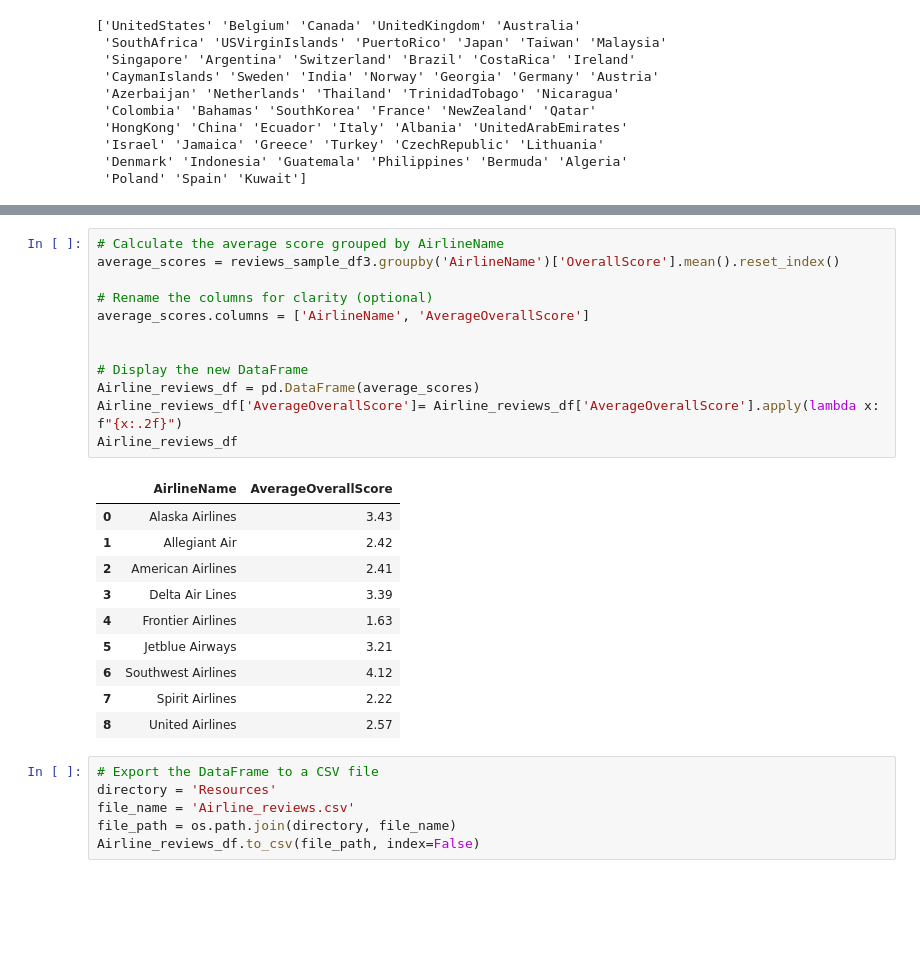
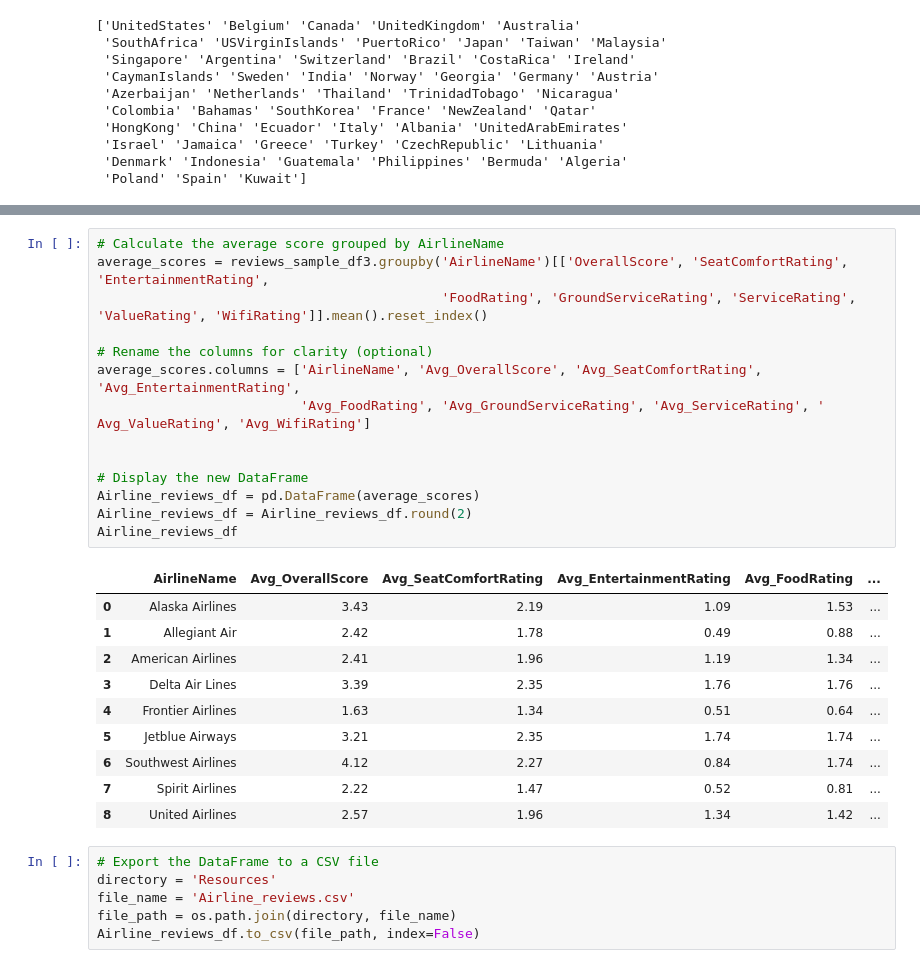
Before and after one commit to Jeff-Gielniak/Airline-Satisfaction-Evaluation, a Jupyter notebook: Flight.ipynb, the cells around one changed output, grey strips where cells are left out. Drawn from its saved outputs; the diff is of its cells as text; blank space fills up the shorter version.

```diff
--- a/Flight.ipynb
+++ b/Flight.ipynb
@@ -424,26 +437,28 @@ reviews_sample_df3
 # %%
 # Calculate the average score grouped by AirlineName
-average_scores = reviews_sample_df3.groupby('AirlineName')['OverallScore'].mean().reset_index()
+average_scores = reviews_sample_df3.groupby('AirlineName')[['OverallScore', 'SeatComfortRating', 'EntertainmentRating',
+                                            'FoodRating', 'GroundServiceRating', 'ServiceRating', 'ValueRating', 'WifiRating']].mean().reset_index()
 
 # Rename the columns for clarity (optional)
-average_scores.columns = ['AirlineName', 'AverageOverallScore']
+average_scores.columns = ['AirlineName', 'Avg_OverallScore', 'Avg_SeatComfortRating', 'Avg_EntertainmentRating',
+                          'Avg_FoodRating', 'Avg_GroundServiceRating', 'Avg_ServiceRating', ' Avg_ValueRating', 'Avg_WifiRating']
 
 
 # Display the new DataFrame
 Airline_reviews_df = pd.DataFrame(average_scores)
-Airline_reviews_df['AverageOverallScore']= Airline_reviews_df['AverageOverallScore'].apply(lambda x: f"{x:.2f}")
+Airline_reviews_df = Airline_reviews_df.round(2)
 Airline_reviews_df
 # %% [output]
-|  | AirlineName | AverageOverallScore |
-| 0 | Alaska Airlines | 3.43 |
-| 1 | Allegiant Air | 2.42 |
-| 2 | American Airlines | 2.41 |
-| 3 | Delta Air Lines | 3.39 |
-| 4 | Frontier Airlines | 1.63 |
-| 5 | Jetblue Airways | 3.21 |
-| 6 | Southwest Airlines | 4.12 |
-| 7 | Spirit Airlines | 2.22 |
-| 8 | United Airlines | 2.57 |
+|  | AirlineName | Avg_OverallScore | Avg_SeatComfortRating | Avg_EntertainmentRating | Avg_FoodRating | ... |
+| 0 | Alaska Airlines | 3.43 | 2.19 | 1.09 | 1.53 | ... |
+| 1 | Allegiant Air | 2.42 | 1.78 | 0.49 | 0.88 | ... |
+| 2 | American Airlines | 2.41 | 1.96 | 1.19 | 1.34 | ... |
+| 3 | Delta Air Lines | 3.39 | 2.35 | 1.76 | 1.76 | ... |
+| 4 | Frontier Airlines | 1.63 | 1.34 | 0.51 | 0.64 | ... |
+| 5 | Jetblue Airways | 3.21 | 2.35 | 1.74 | 1.74 | ... |
+| 6 | Southwest Airlines | 4.12 | 2.27 | 0.84 | 1.74 | ... |
+| 7 | Spirit Airlines | 2.22 | 1.47 | 0.52 | 0.81 | ... |
+| 8 | United Airlines | 2.57 | 1.96 | 1.34 | 1.42 | ... |
 # %%
 # Export the DataFrame to a CSV file
 directory = 'Resources'
```
Also changed, not shown: parts of 17 cells of this notebook, 5 other files.
